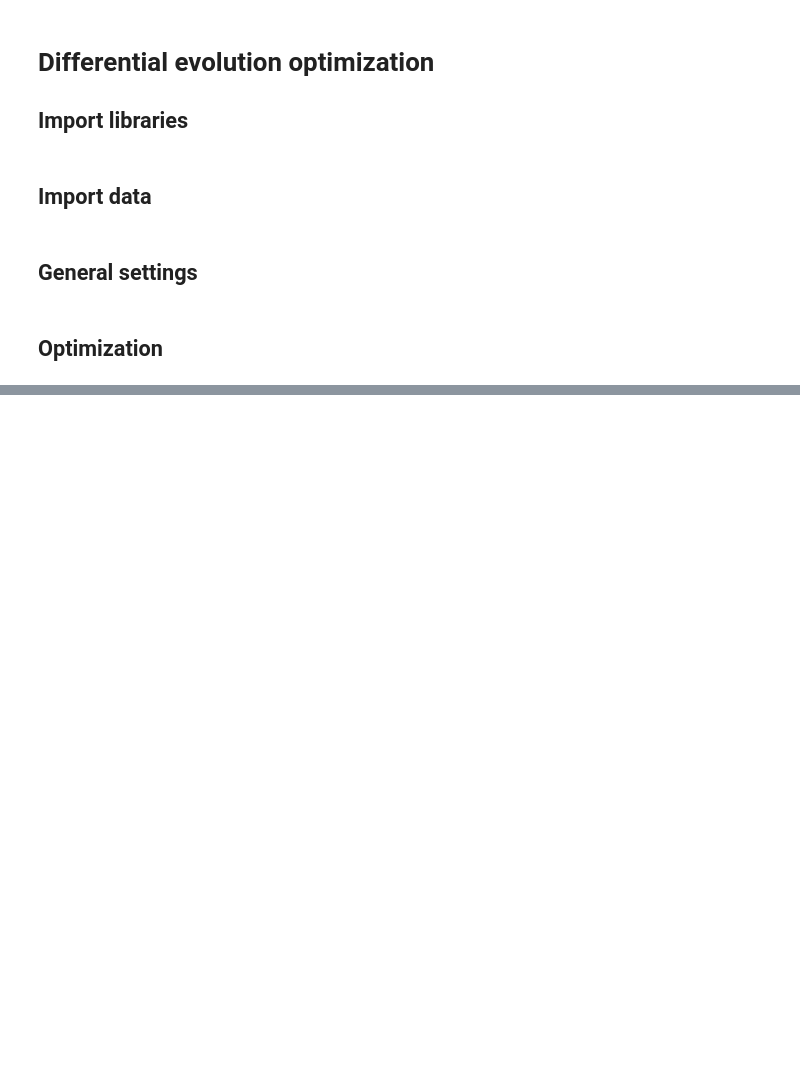
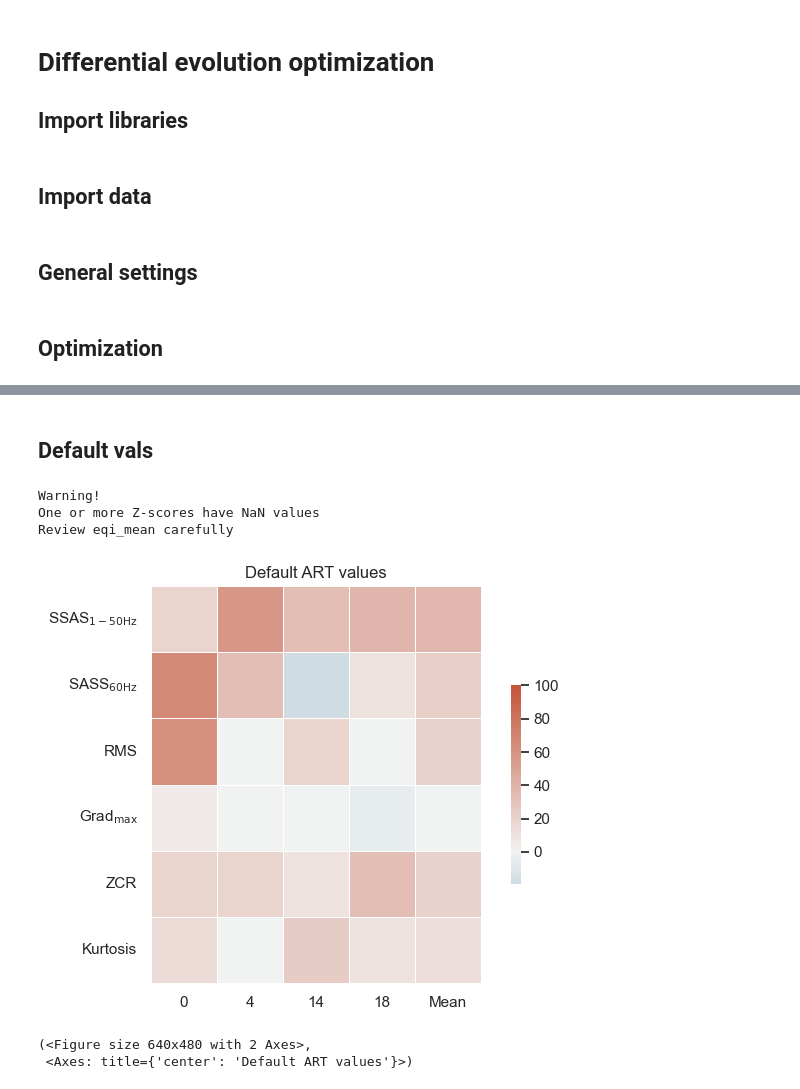
Before and after one commit to danielcomaduran/art-eqi-validation, a Jupyter notebook: diff_evolution_optimization.ipynb, the cells around one changed output, grey strips where cells are left out. Cells and saved outputs as stored; diff of their text form; code cells hidden in the pictures; blank space fills up the shorter version.

```diff
--- a/diff_evolution_optimization.ipynb
+++ b/diff_evolution_optimization.ipynb
@@ -274,0 +301,32 @@ Review eqi_mean carefully
+# %% [markdown]
+## Default vals
+# %%
+art = ART(
+    window_length = int(window_length * temple.srate // 2),
+)
+
+default_artifact_data = art.remove_artifacts(
+    eeg_data = test_artifact_data,
+    srate = temple.srate
+    )
+
+default_eqi = eqi.scoring(
+    clean_eeg = clean_avg[subset_chans, :],
+    test_eeg = default_artifact_data,
+    srate_clean = temple.srate,
+    srate_test = temple.srate,
+    window = int(temple.srate),
+    slide =  int(temple.srate // 10)
+)[1]
+
+eqi.heatmap(
+    data = default_eqi - raw_eqi,
+    chans = subset_chans,
+    title="Default ART values")
+# %% [output]
+Warning!
+One or more Z-scores have NaN values
+Review eqi_mean carefully
+[figure, added]
+(<Figure size 640x480 with 2 Axes>,
+ <Axes: title={'center': 'Default ART values'}>)
```
Also changed, not shown: parts of 18 cells of this notebook.
